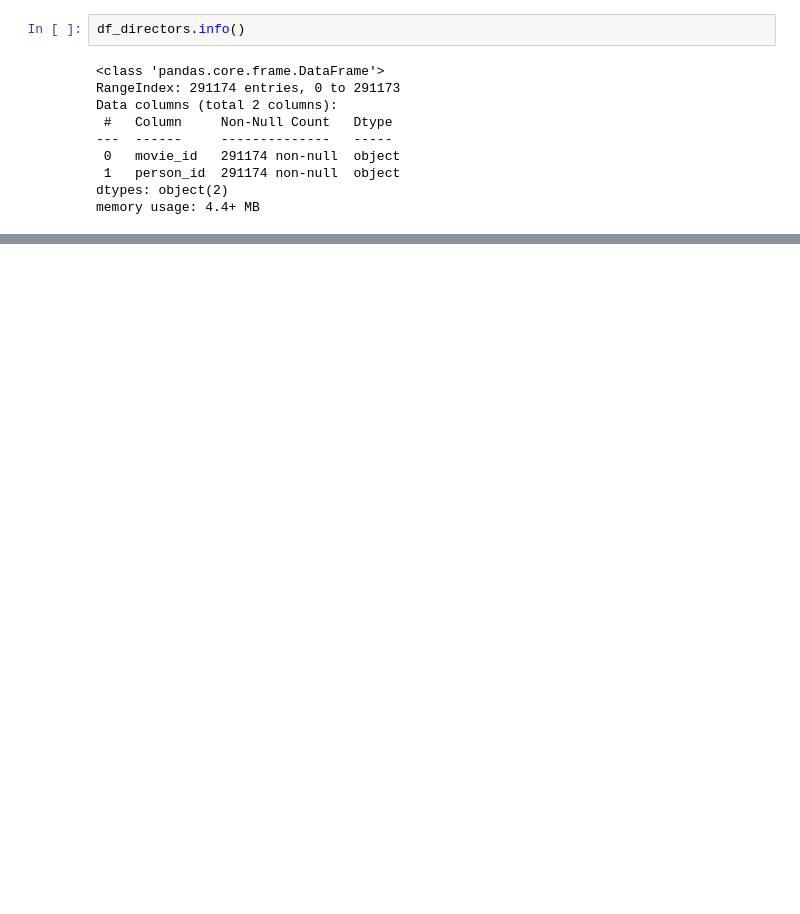
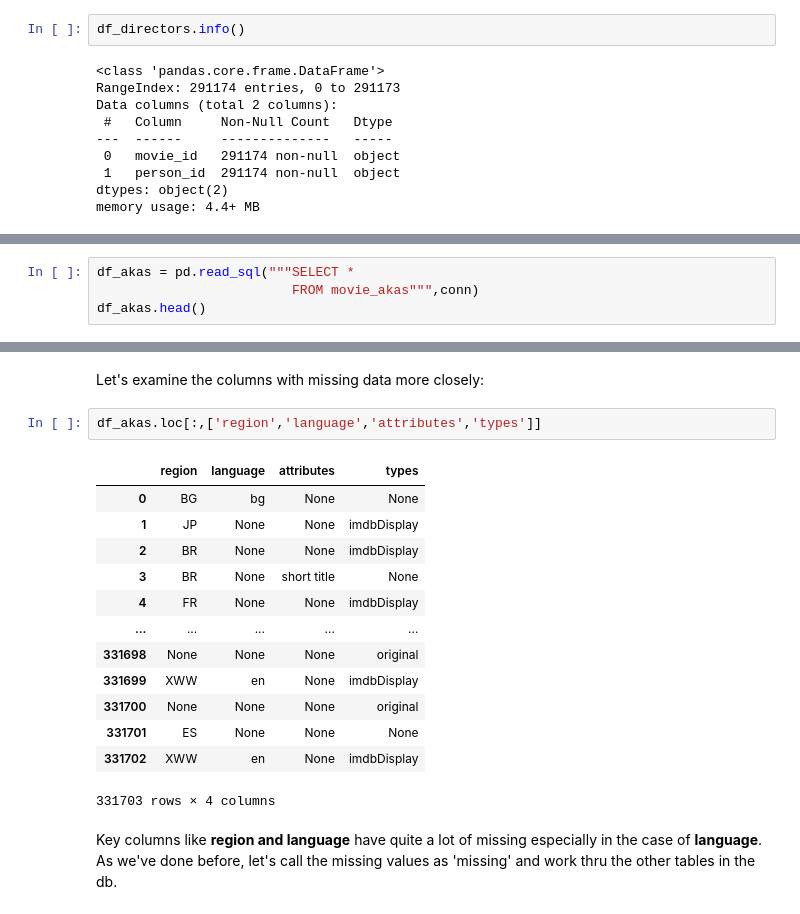
Before and after one commit to rahulakrish/movie_studio_recommendation, a Jupyter notebook: notebook.ipynb, the cells around one changed output, grey strips where cells are left out. Saved outputs shown, nothing was run; the diff lists cells and outputs as text; blank space fills up the shorter version.

Commit message:
demoed the lack of good quality data

```diff
--- a/notebook.ipynb
+++ b/notebook.ipynb
@@ -333,0 +211,4 @@ Let's move on to the next table
+# %%
+df_akas = pd.read_sql("""SELECT *
+                         FROM movie_akas""",conn)
+df_akas.head()
@@ -333,0 +257,20 @@ Let's move on to the next table
+# %% [markdown]
+Let's examine the columns with missing data more closely:
+# %%
+df_akas.loc[:,['region','language','attributes','types']]
+# %% [output]
+|  | region | language | attributes | types |
+| 0 | BG | bg | None | None |
+| 1 | JP | None | None | imdbDisplay |
+| 2 | BR | None | None | imdbDisplay |
+| 3 | BR | None | short title | None |
+| 4 | FR | None | None | imdbDisplay |
+| ... | ... | ... | ... | ... |
+| 331698 | None | None | None | original |
+| 331699 | XWW | en | None | imdbDisplay |
+| 331700 | None | None | None | original |
+| 331701 | ES | None | None | None |
+| 331702 | XWW | en | None | imdbDisplay |
+331703 rows × 4 columns
+# %% [markdown]
+Key columns like **region and language** have quite a lot of missing especially in the case of **language**. As we've done before, let's call the missing values as  'missing' and work thru the other tables in the db.
```
Also changed, not shown: parts of 60 cells of this notebook.
